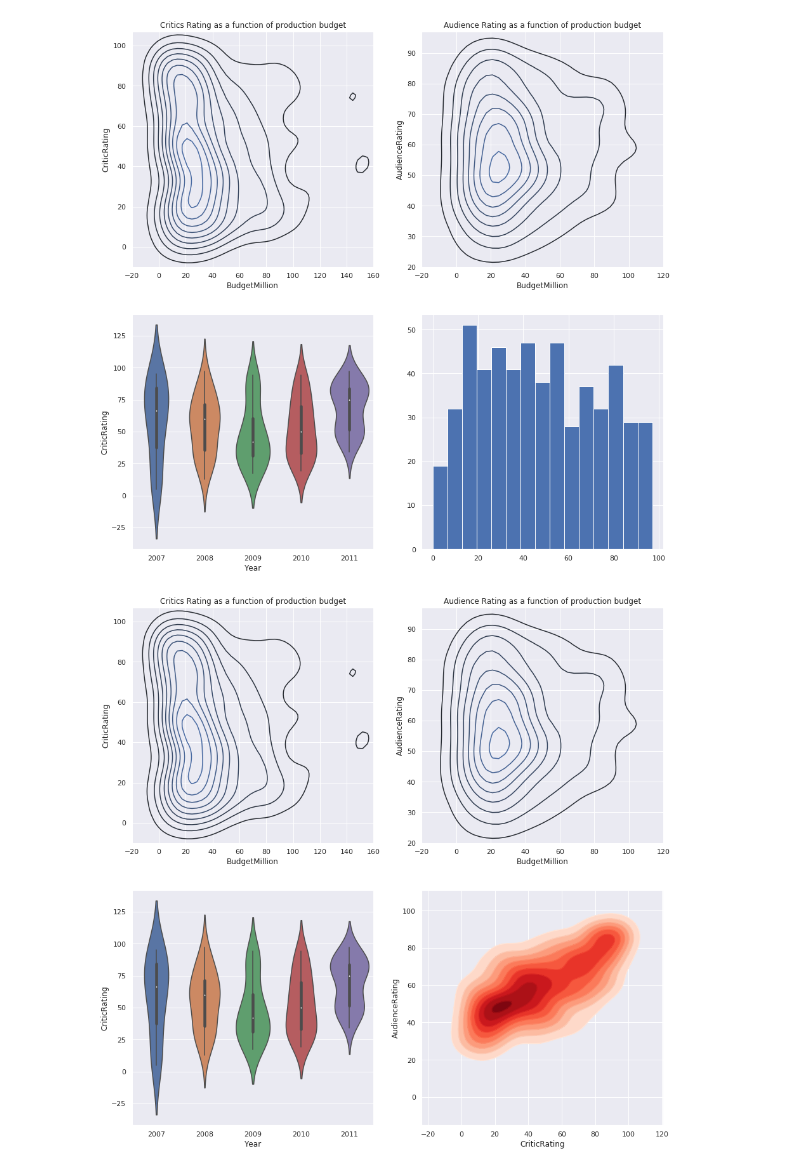
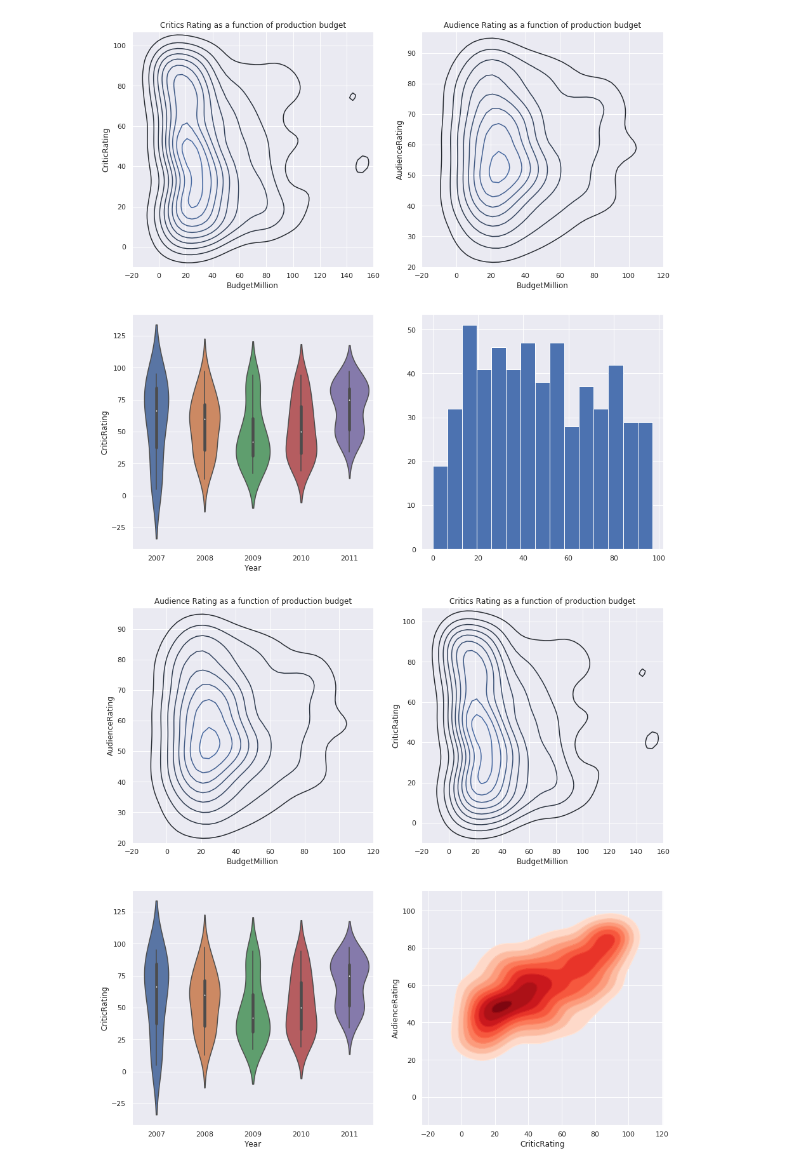
Before and after one commit to rojter-tech/python-paths, a Jupyter notebook: Python_A-Z/Section6.ipynb, the cells around one changed output. Cells and saved outputs as stored; diff of their text form; code cells hidden in the pictures.

```diff
--- a/Python_A-Z/Section6.ipynb
+++ b/Python_A-Z/Section6.ipynb
@@ -240,22 +240,26 @@ plt.show()
 # %%
 sns.set_style("darkgrid")
 f, axes = plt.subplots(2,2, figsize=(15,15))
-k1 = sns.kdeplot(movies.BudgetMillion, movies.AudienceRating, ax=axes[0,1])
-k2 = sns.kdeplot(movies.BudgetMillion, movies.CriticRating, ax=axes[0,0])
-k1.set(xlim=(-20,120), ylim=(20,97), title='Audience Rating as a function of production budget')
-k2.set(xlim=(-20,160), ylim=(-10,107), title='Critics Rating as a function of production budget')
+#Plot [0,0]
+k1 = sns.kdeplot(movies.BudgetMillion, movies.AudienceRating, ax=axes[0,0])
+#Plot [0,1]
+k2 = sns.kdeplot(movies.BudgetMillion, movies.CriticRating, ax=axes[0,1])
+#Plot [1,0]
 z = sns.violinplot(data=movies[movies.Genre == 'Drama'], x='Year', y='CriticRating', ax=axes[1,0])
-
+#Plot [1,1]
 kd1 = sns.kdeplot(movies.CriticRating,
                  movies.AudienceRating,
                  shade=True,
                  shade_lowest=False,
                  cmap='Reds',
                  ax=axes[1,1])
 kd1b = sns.kdeplot(movies.CriticRating,
                   movies.AudienceRating,
                   cmap='Reds',
                   ax=axes[1,1])
+
+k1.set(xlim=(-20,120), ylim=(20,97), title='Audience Rating as a function of production budget')
+k2.set(xlim=(-20,160), ylim=(-10,107), title='Critics Rating as a function of production budget')
 plt.show()
 # %% [output]
-[figure, old version]
+[figure, new version]
```
Also changed, not shown: parts of 3 cells of this notebook.
